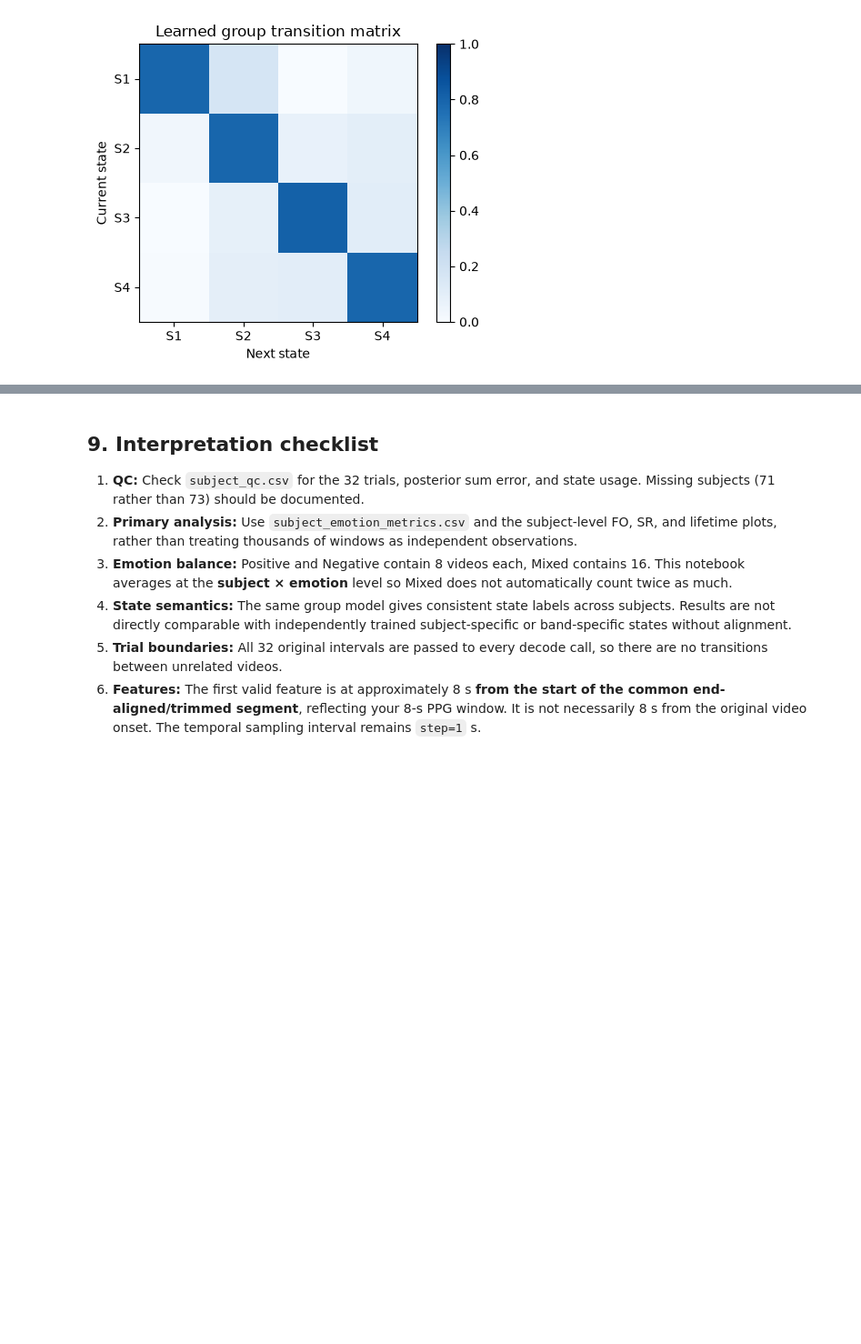
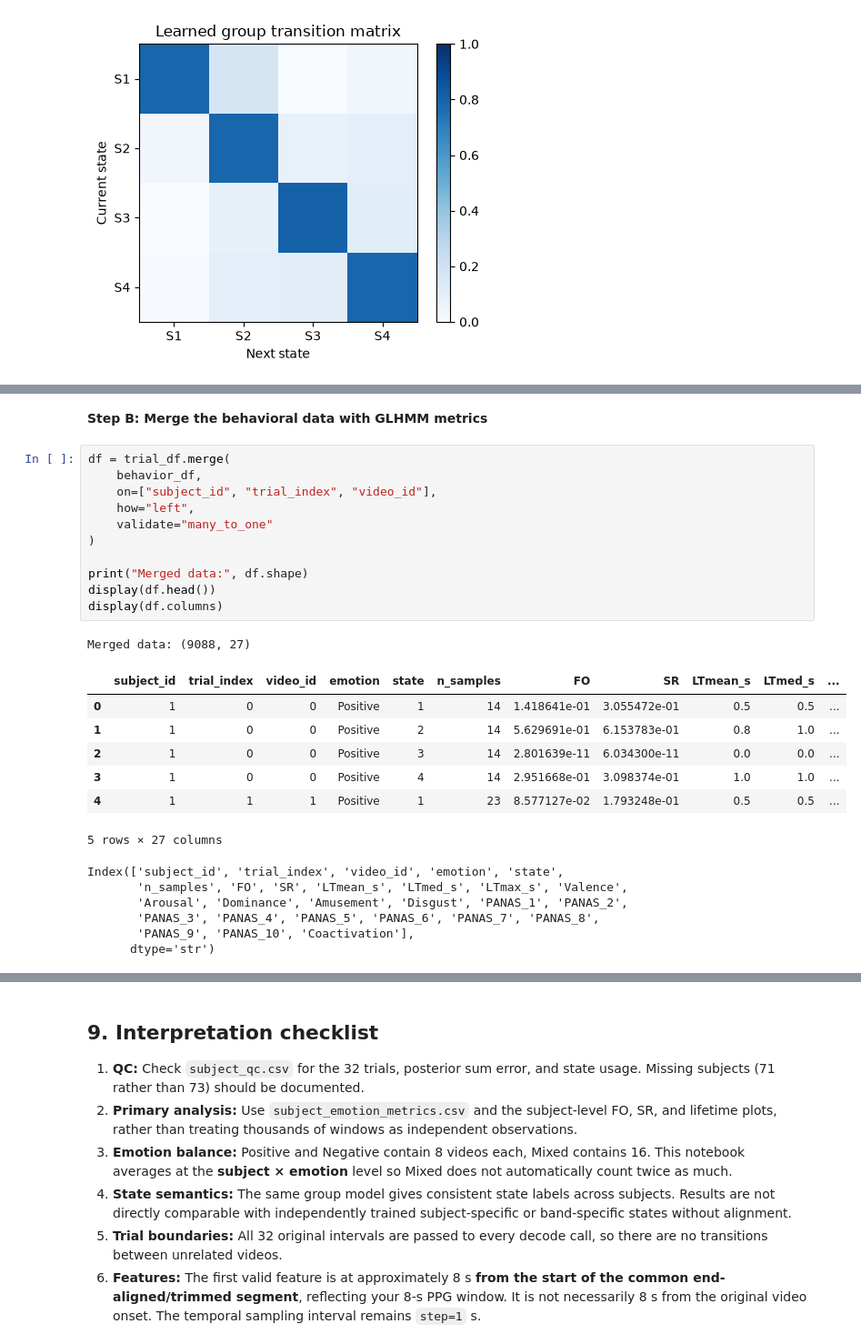
Before and after one commit to pipogood/GLHMM-Emotion, a Jupyter notebook: try/step3_5_group_result_evaluation.ipynb, the cells around one changed output, grey strips where cells are left out. Shown at 91% size. Saved outputs shown, nothing was run; the diff lists cells and outputs as text; blank space fills up the shorter version.

```diff
--- a/try/step3_5_group_result_evaluation.ipynb
+++ b/try/step3_5_group_result_evaluation.ipynb
@@ -825,0 +913,28 @@ if hasattr(hmm, "P"):
+# %% [markdown]
+**Step B: Merge the behavioral data with GLHMM metrics**
+# %%
+df = trial_df.merge(
+    behavior_df,
+    on=["subject_id", "trial_index", "video_id"],
+    how="left",
+    validate="many_to_one"
+)
+
+print("Merged data:", df.shape)
+display(df.head())
+display(df.columns)
+# %% [output]
+Merged data: (9088, 27)
+|  | subject_id | trial_index | video_id | emotion | state | n_samples | FO | SR | LTmean_s | LTmed_s | ... |
+| 0 | 1 | 0 | 0 | Positive | 1 | 14 | 1.418641e-01 | 3.055472e-01 | 0.5 | 0.5 | ... |
+| 1 | 1 | 0 | 0 | Positive | 2 | 14 | 5.629691e-01 | 6.153783e-01 | 0.8 | 1.0 | ... |
+| 2 | 1 | 0 | 0 | Positive | 3 | 14 | 2.801639e-11 | 6.034300e-11 | 0.0 | 0.0 | ... |
+| 3 | 1 | 0 | 0 | Positive | 4 | 14 | 2.951668e-01 | 3.098374e-01 | 1.0 | 1.0 | ... |
+| 4 | 1 | 1 | 1 | Positive | 1 | 23 | 8.577127e-02 | 1.793248e-01 | 0.5 | 0.5 | ... |
+5 rows × 27 columns
+Index(['subject_id', 'trial_index', 'video_id', 'emotion', 'state',
+       'n_samples', 'FO', 'SR', 'LTmean_s', 'LTmed_s', 'LTmax_s', 'Valence',
+       'Arousal', 'Dominance', 'Amusement', 'Disgust', 'PANAS_1', 'PANAS_2',
+       'PANAS_3', 'PANAS_4', 'PANAS_5', 'PANAS_6', 'PANAS_7', 'PANAS_8',
+       'PANAS_9', 'PANAS_10', 'Coactivation'],
+      dtype='str')
```
Also changed, not shown: parts of 8 cells of this notebook, 20 other files.
